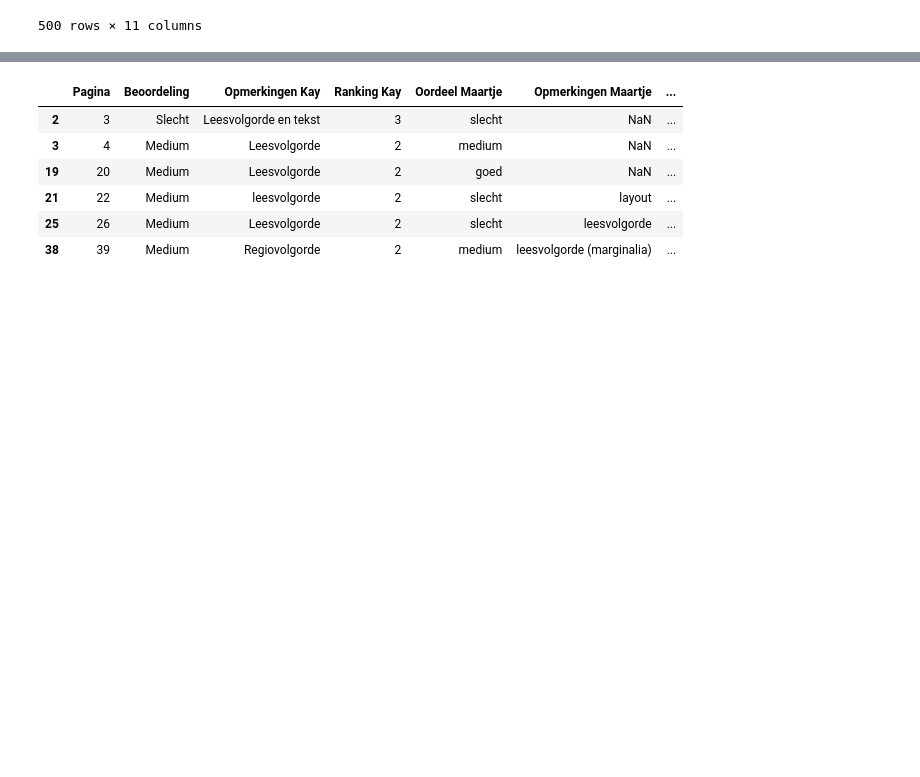
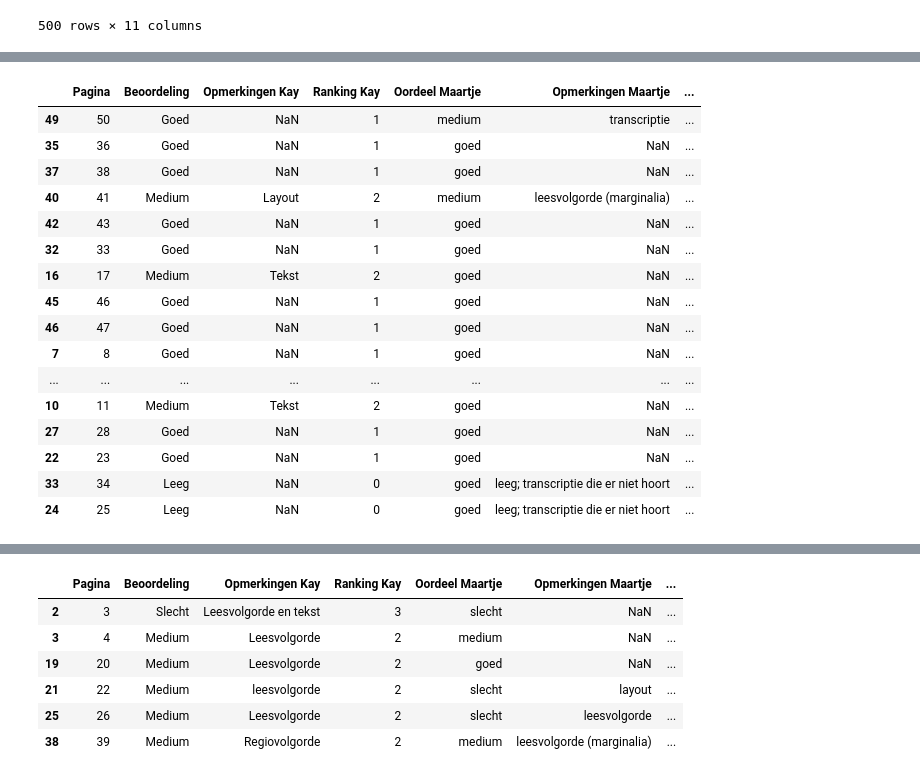
Before and after one commit to LAHTeR/htr-quality-classifier, a Jupyter notebook: notebooks/lm.ipynb, the cells around one changed output, grey strips where cells are left out. Saved outputs shown, nothing was run; the diff lists cells and outputs as text; code cells hidden in the pictures; blank space fills up the shorter version.

```diff
--- a/notebooks/lm.ipynb
+++ b/notebooks/lm.ipynb
@@ -603,0 +602,20 @@ Error parsing file limited2backup/949632/limited2_duplicated/page/NL-HaNA_1.04.0
+# %%
+test_data.head(n).sort_values("score")
+# %% [output]
+|  | Pagina | Beoordeling | Opmerkingen Kay | Ranking Kay | Oordeel Maartje | Opmerkingen Maartje | ... |
+| 49 | 50 | Goed | NaN | 1 | medium | transcriptie | ... |
+| 35 | 36 | Goed | NaN | 1 | goed | NaN | ... |
+| 37 | 38 | Goed | NaN | 1 | goed | NaN | ... |
+| 40 | 41 | Medium | Layout | 2 | medium | leesvolgorde (marginalia) | ... |
+| 42 | 43 | Goed | NaN | 1 | goed | NaN | ... |
+| 32 | 33 | Goed | NaN | 1 | goed | NaN | ... |
+| 16 | 17 | Medium | Tekst | 2 | goed | NaN | ... |
+| 45 | 46 | Goed | NaN | 1 | goed | NaN | ... |
+| 46 | 47 | Goed | NaN | 1 | goed | NaN | ... |
+| 7 | 8 | Goed | NaN | 1 | goed | NaN | ... |
+| ... | ... | ... | ... | ... | ... | ... | ... |
+| 10 | 11 | Medium | Tekst | 2 | goed | NaN | ... |
+| 27 | 28 | Goed | NaN | 1 | goed | NaN | ... |
+| 22 | 23 | Goed | NaN | 1 | goed | NaN | ... |
+| 33 | 34 | Leeg | NaN | 0 | goed | leeg; transcriptie die er niet hoort | ... |
+| 24 | 25 | Leeg | NaN | 0 | goed | leeg; transcriptie die er niet hoort | ... |
```
Also changed, not shown: parts of 12 cells of this notebook.
